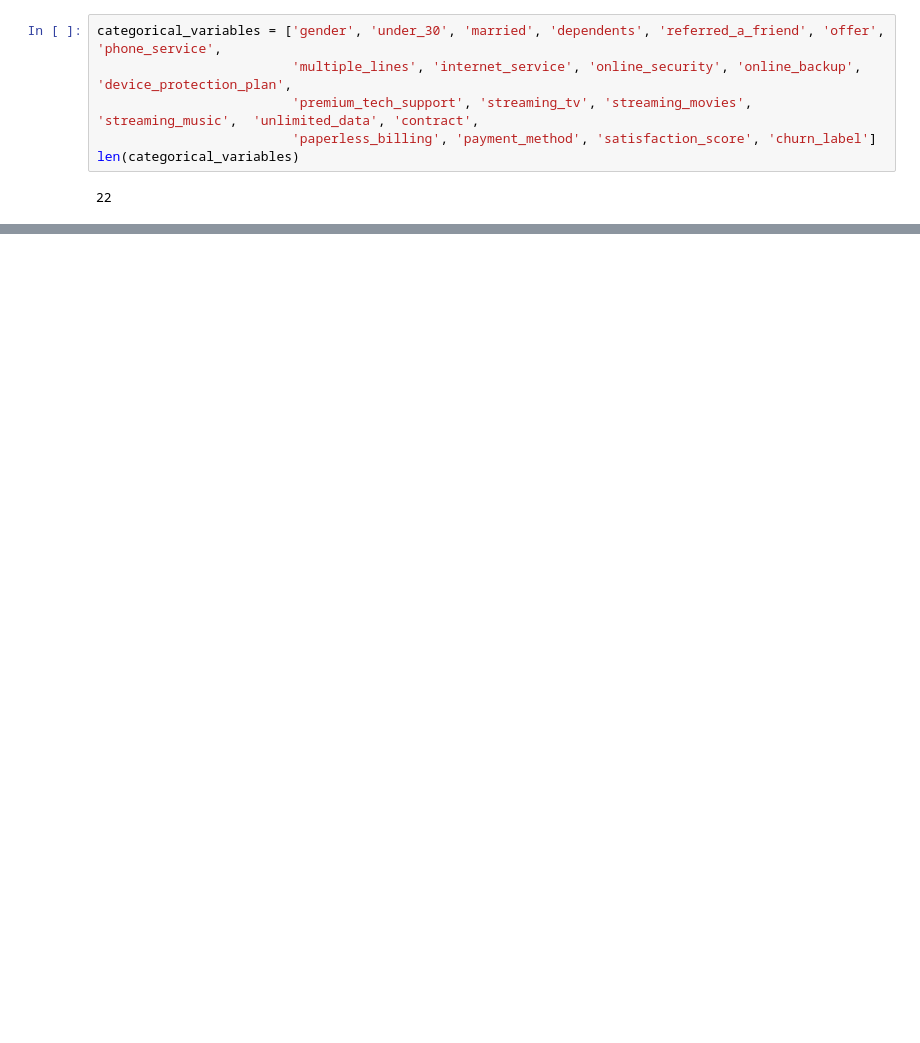
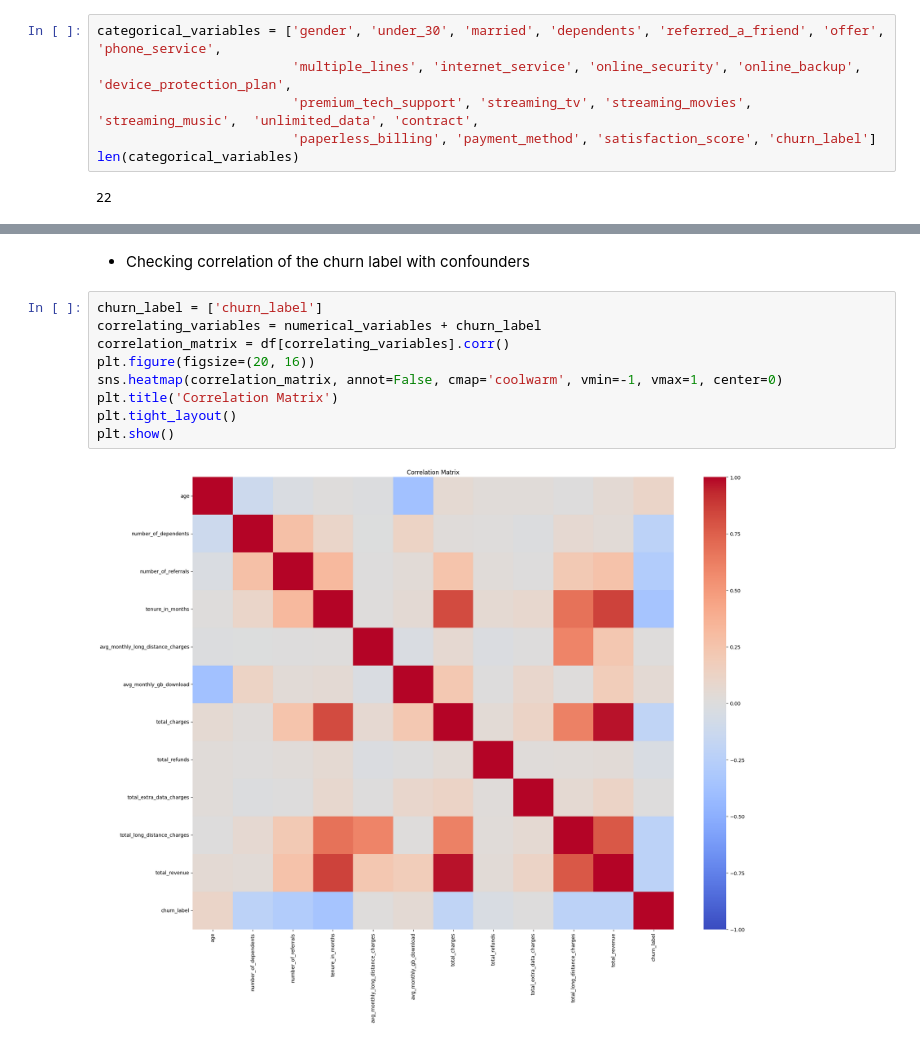
Before and after one commit to MahendraC17/Causal-AI---Customer-Churn, a Jupyter notebook: causal_analysis_using_psm.ipynb, the cells around one changed output, grey strips where cells are left out. Cells and saved outputs as stored; diff of their text form; blank space fills up the shorter version.

```diff
--- a/causal_analysis_using_psm.ipynb
+++ b/causal_analysis_using_psm.ipynb
@@ -197,0 +209,13 @@ num_variables = []
+# %% [markdown]
+- Checking correlation of the churn label with confounders
+# %%
+churn_label = ['churn_label']
+correlating_variables = numerical_variables + churn_label
+correlation_matrix = df[correlating_variables].corr()
+plt.figure(figsize=(20, 16))
+sns.heatmap(correlation_matrix, annot=False, cmap='coolwarm', vmin=-1, vmax=1, center=0)
+plt.title('Correlation Matrix')
+plt.tight_layout()
+plt.show()
+# %% [output]
+[figure, added]
```
Also changed, not shown: parts of 54 cells of this notebook.
